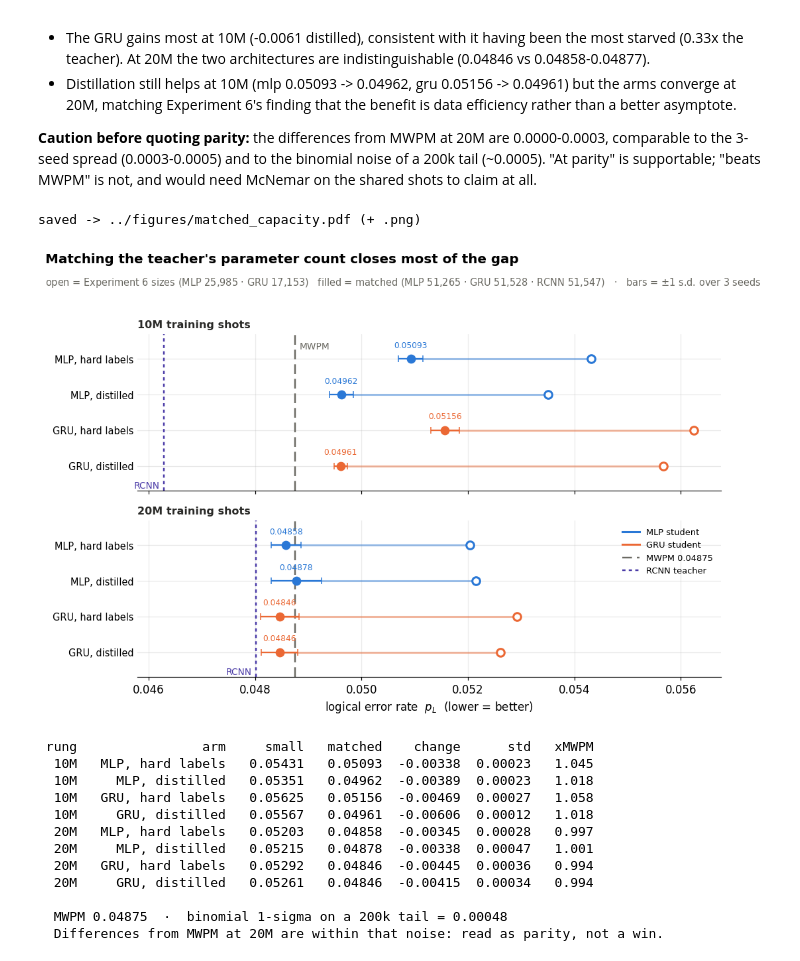
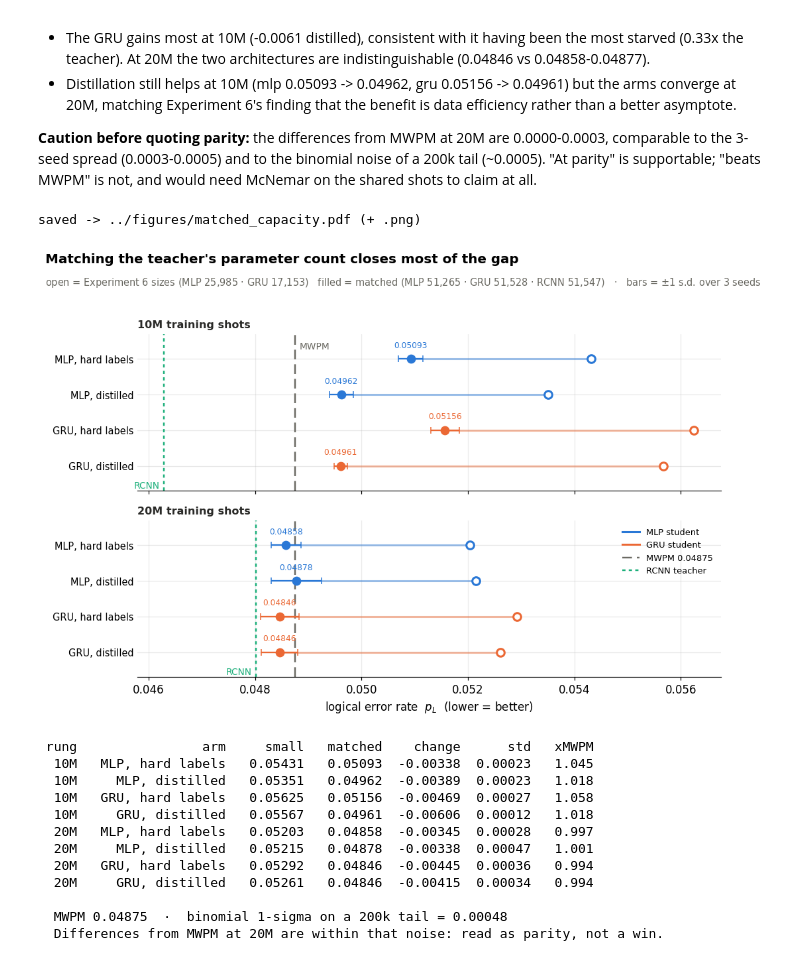
Before and after one commit to karriechey/FNAL-QCDecoding-FPGA, a Jupyter notebook: analysis_notebooks/EXPERIMENTS_LOG.ipynb, the cells around one changed output. Drawn from its saved outputs; the diff is of its cells as text; code cells hidden in the pictures.

```diff
--- a/analysis_notebooks/EXPERIMENTS_LOG.ipynb
+++ b/analysis_notebooks/EXPERIMENTS_LOG.ipynb
@@ -387,7 +387,9 @@ from matplotlib.lines import Line2D
 
 ROOT = os.path.join("..", "rcnn_threshold")
 MWPM = 0.04875                      # re-decoded on this tail; see cross-experiment notes
-C = {"rcnn": "#4a3aa7", "mlp": "#2a78d6", "gru": "#eb6834"}
+# aqua-green rather than a pure green: #008300 vs the GRU orange is CVD
+# deltaE 3.2 under protanopia, indistinguishable. This pair clears 9.2.
+C = {"rcnn": "#1baf7a", "mlp": "#2a78d6", "gru": "#eb6834"}
 GREY = "#6b6a63"
 
 def agg(pairs):
@@ -582,7 +584,9 @@ from matplotlib.lines import Line2D
 ROOT = os.path.join("..", "rcnn_threshold")
 MWPM = 0.04875
 RCNN = {10_000_000: 0.04628, 20_000_000: 0.04801}
-C = {"mlp": "#2a78d6", "gru": "#eb6834", "rcnn": "#4a3aa7"}
+# aqua-green for the teacher: a pure green (#008300) sits at CVD deltaE 3.2
+# from the GRU orange under protanopia. This one clears 9.2.
+C = {"mlp": "#2a78d6", "gru": "#eb6834", "rcnn": "#1baf7a"}
 GREY = "#6b6a63"
 
 def load(pattern, key=lambda r: (r["student"], r["alpha"], int(r["n_train"]))):
@@ -653,34 +657,34 @@ fig.text(0.007, 0.965, "open = Experiment 6 sizes (MLP 25,985 · GRU 17,153)   "
 
 handles = [Line2D([], [], color=C["mlp"], lw=2, label="MLP student"),
            Line2D([], [], color=C["gru"], lw=2, label="GRU student"),
            Line2D([], [], color=GREY, lw=1.6, ls=(0, (6, 3)), label="MWPM 0.04875"),
            Line2D([], [], color=C["rcnn"], lw=1.6, ls=(0, (2, 2)), label="RCNN teacher")]
 # lower panel's right side is empty at 20M; the upper panel's is not
 axes[1].legend(handles=handles, frameon=False, fontsize=8.5, loc="upper right", ncol=1)
 
 plt.tight_layout(rect=[0, 0, 1, 0.95])
 FIGDIR = os.path.join("..", "figures")
 os.makedirs(FIGDIR, exist_ok=True)
 for ext in ("pdf", "png"):
     fig.savefig(os.path.join(FIGDIR, f"matched_capacity.{ext}"), bbox_inches="tight", dpi=200)
 print(f"saved -> {os.path.join(FIGDIR, 'matched_capacity.pdf')} (+ .png)\n")
 plt.show()
 
 # Table view, with the seed spread and the binomial noise floor for context.
 binom = (MWPM * (1 - MWPM) / 200000) ** 0.5
 print(f"{'rung':>5} {'arm':>18} {'small':>9} {'matched':>9} {'change':>9} {'std':>8} {'xMWPM':>7}")
 for rung in (10_000_000, 20_000_000):
     for arch, alpha, label in arms:
         s = np.mean(small[(arch, alpha, rung)])
         v = matched[(arch, alpha, rung)]
         m, sd = np.mean(v), np.std(v, ddof=1)
         print(f"{rung // 10**6:>4}M {label:>18} {s:>9.5f} {m:>9.5f} {m - s:>+9.5f} "
               f"{sd:>8.5f} {m / MWPM:>7.3f}")
 print(f"\n  MWPM {MWPM}  ·  binomial 1-sigma on a 200k tail = {binom:.5f}")
 print("  Differences from MWPM at 20M are within that noise: read as parity, not a win.")
 # %% [output]
 saved -> ../figures/matched_capacity.pdf (+ .png)
-[figure, old version]
+[figure, new version]
  rung                arm     small   matched    change      std   xMWPM
   10M   MLP, hard labels   0.05431   0.05093  -0.00338  0.00023   1.045
   10M     MLP, distilled   0.05351   0.04962  -0.00389  0.00023   1.018
```
Also changed, not shown: parts of 2 cells of this notebook, 6 other files.
